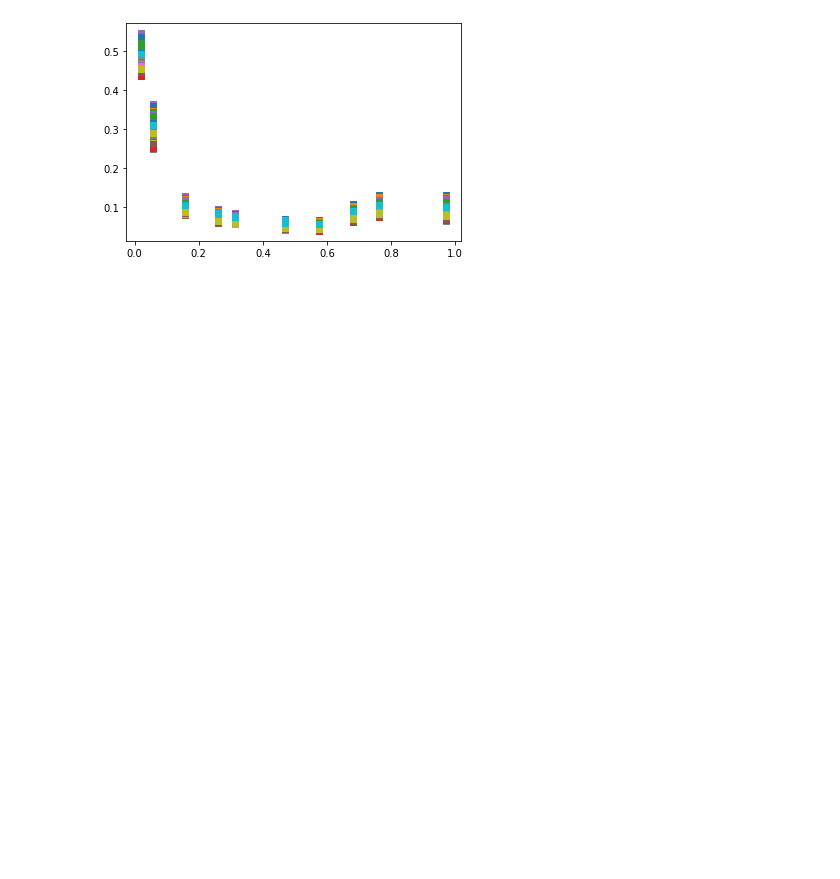
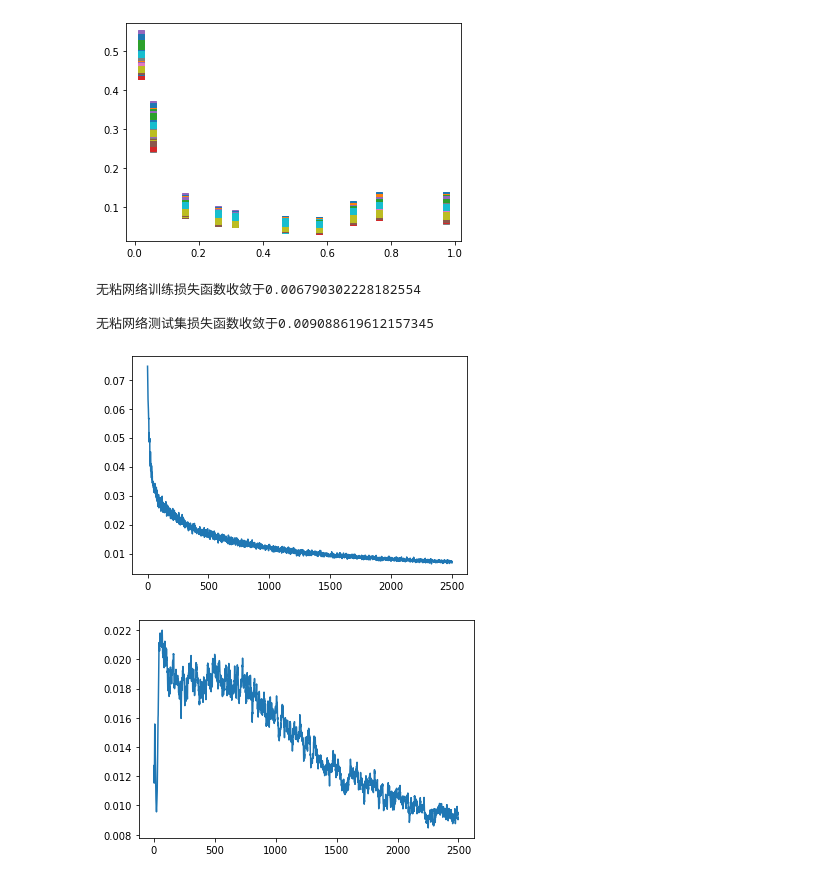
Before and after one commit to bominwang/inviscid-viscid-flow-correct-neural-network, a Jupyter notebook: HB_2_SURFACE_PRESSURE_PRED.ipynb, the cells around one changed output. Saved outputs shown, nothing was run; the diff lists cells and outputs as text; code cells hidden in the pictures; blank space fills up the shorter version.

```diff
--- a/HB_2_SURFACE_PRESSURE_PRED.ipynb
+++ b/HB_2_SURFACE_PRESSURE_PRED.ipynb
@@ -40,3 +45,9 @@ train_data_labs = torch.from_numpy(labs[0:150, :])
 
 test_data_ins = torch.from_numpy(ins[150:201, :])
 test_data_labs = torch.from_numpy(labs[150:201, :])
+
+train_set = TensorDataset(train_data_ins, train_data_labs)
+train_set = DataLoader(train_set, batch_size = 150, shuffle = True)
+
+# test_set = TensorDataset(test_data_ins, test_data_labs)
+# test_set = DataLoader(test_set,  batch_size = 50, shuffle = True)
@@ -42,0 +88,37 @@ test_data_labs = torch.from_numpy(labs[150:201, :])
+# %%
+# 训练无粘网络
+optimizer = SGD(inviscid_model.parameters(), lr = 0.01)
+loss_function = nn.SmoothL1Loss()
+
+train_loss_history = []
+test_loss_history = []
+
+for epoch in trange(2500):
+  for index,(ins, lab) in enumerate(train_set):
+        ins = Variable(ins).reshape(-1,2).to(torch.float32)
+        lab = Variable(lab).reshape(-1,10).to(torch.float32)
+        # 反向传播
+        inviscid_model.train()
+        pred = inviscid_model(ins)
+        loss = loss_function(pred, lab)
+        train_loss_history.append(loss.item())
+        optimizer.zero_grad()
+        loss.backward()
+        optimizer.step()
+        # 测试集误差
+        inviscid_model.eval()
+        pred = inviscid_model(test_data_ins.reshape(-1,2).to(torch.float32))
+        loss = loss_function(pred, test_data_labs.reshape(-1,10).to(torch.float32))
+        test_loss_history.append(loss.item())
+plt.figure(2)
+plt.plot(train_loss_history)
+print(f'\n无粘网络训练损失函数收敛于{train_loss_history[-1]}')
+plt.figure(3)
+plt.plot(test_loss_history)
+print(f'\n无粘网络测试集损失函数收敛于{test_loss_history[-1]}')
+# %% [output]
+无粘网络训练损失函数收敛于0.006790302228182554
+
+无粘网络测试集损失函数收敛于0.009088619612157345
+[figure, added]
+[figure, added]
```
Also changed, not shown: parts of 4 cells of this notebook.
